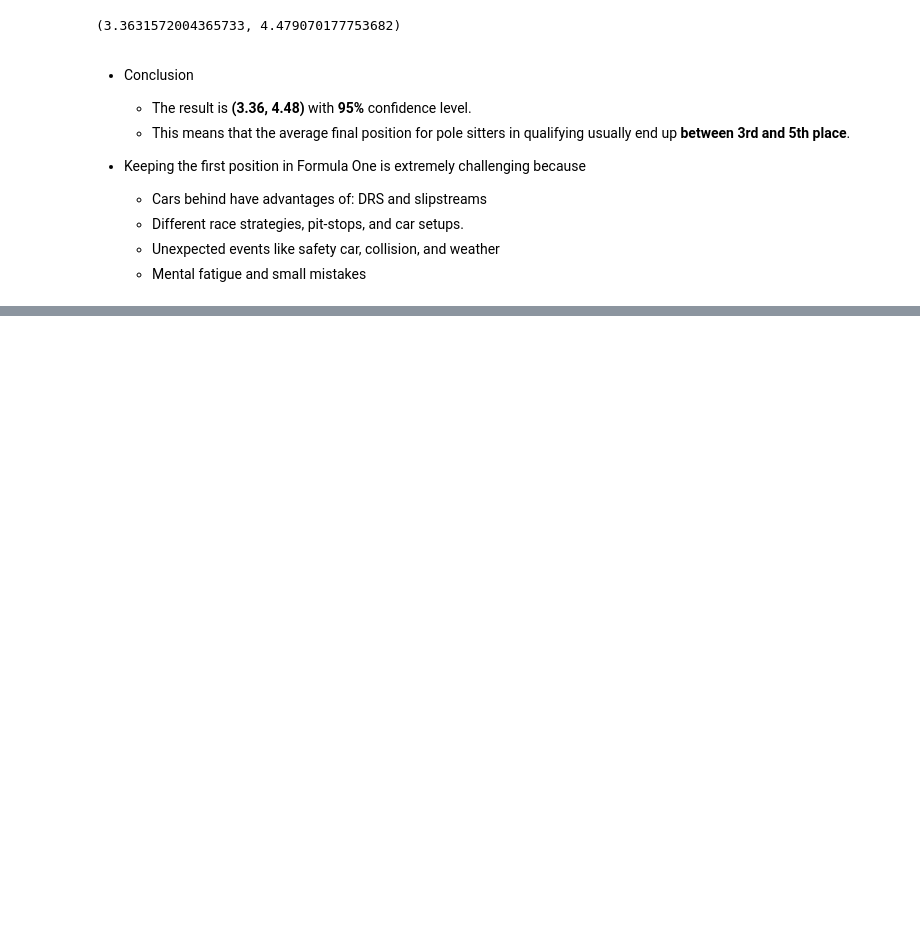
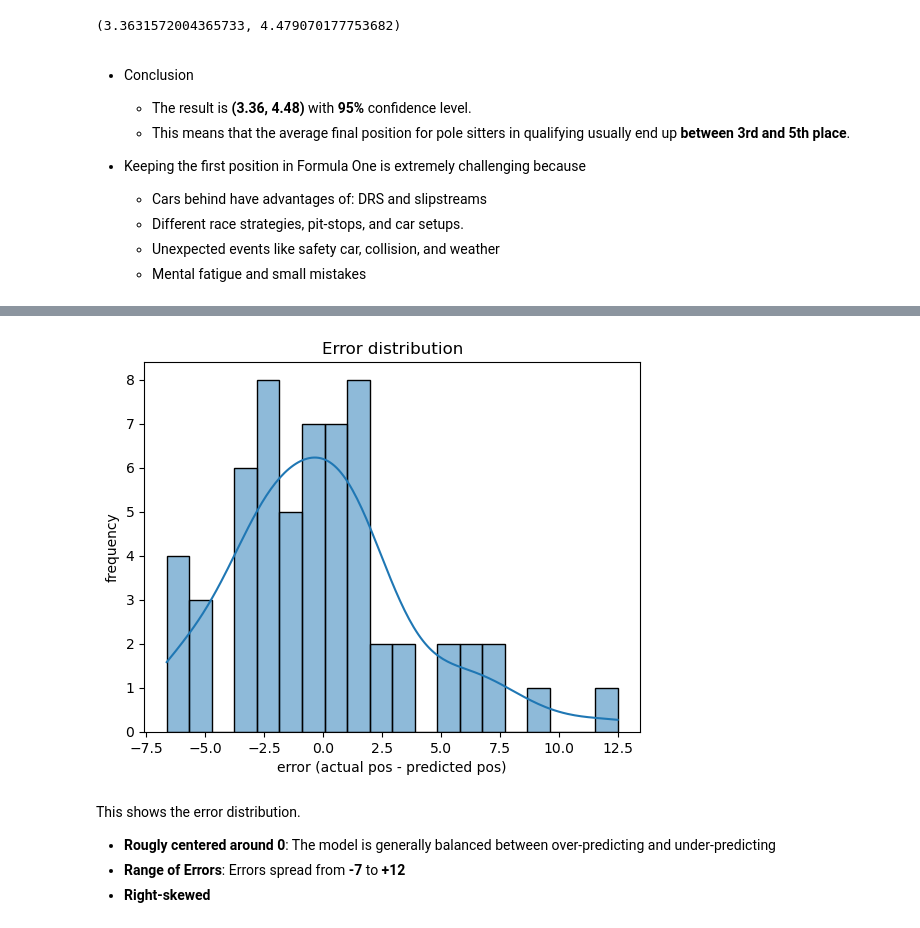
Before and after one commit to otola03/Kaggle_Studies, a Jupyter notebook: f1_analysis/f1_data_stat_project.ipynb, the cells around one changed output, grey strips where cells are left out. Cells and saved outputs as stored; diff of their text form; code cells hidden in the pictures; blank space fills up the shorter version.

Commit message:
started Machine Learning Applications.

```diff
--- a/f1_analysis/f1_data_stat_project.ipynb
+++ b/f1_analysis/f1_data_stat_project.ipynb
@@ -687,0 +741,3 @@ norm.interval(confidence=0.95, loc=mean, scale=se)
+# %%
+df = df.drop_duplicates(subset=['driverId', 'year', 'round'])
+df.head(10)
@@ -687,0 +803,10 @@ norm.interval(confidence=0.95, loc=mean, scale=se)
+# %%
+# for the model to learn, the data should not contain NA.
+# replace NA with 22 because the grid contains 20-24 drivers.
+X.fillna(22, inplace=True)
+
+# train-test split based on year
+X_train = X.loc[df['year'] < 2022]
+X_test = X.loc[df['year'] >= 2022]
+y_train = y.loc[df['year'] < 2022]
+y_test = y.loc[df['year'] >= 2022]
@@ -687,0 +820,20 @@ norm.interval(confidence=0.95, loc=mean, scale=se)
+# %%
+# Random Forest Model
+from sklearn.ensemble import RandomForestRegressor
+from sklearn.metrics import mean_absolute_error, mean_squared_error
+
+# default number of trees (n_estimators) : 100
+model = RandomForestRegressor(n_estimators=200, random_state=99)
+
+# fit the model
+model.fit(X_train, y_train)
+
+# make prediction
+y_pred = model.predict(X_test)
+
+# evaluation: MAE and RMSE
+mae = mean_absolute_error(y_test, y_pred)
+rmse = np.sqrt(mean_squared_error(y_test, y_pred))
+
+print(f"mean_absolute_error (MAE): {mae:.3f}")
+print(f"root_mean_squared_error (RMSE): {rmse:.3f}")
@@ -687,0 +849,16 @@ norm.interval(confidence=0.95, loc=mean, scale=se)
+# %%
+# error(residuals) distribution visualization
+errors = y_test - y_pred
+
+sns.histplot(errors, bins=20, kde=True)
+plt.title('Error distribution')
+plt.xlabel('error (actual pos - predicted pos)')
+plt.ylabel('frequency')
+plt.show()
+# %% [output]
+[figure, added]
+# %% [markdown]
+This shows the error distribution.
+- **Rougly centered around 0**: The model is generally balanced between over-predicting and under-predicting
+- **Range of Errors**: Errors spread from **-7** to **+12**
+- **Right-skewed**
```
Also changed, not shown: parts of 16 cells of this notebook, 2 other files.
